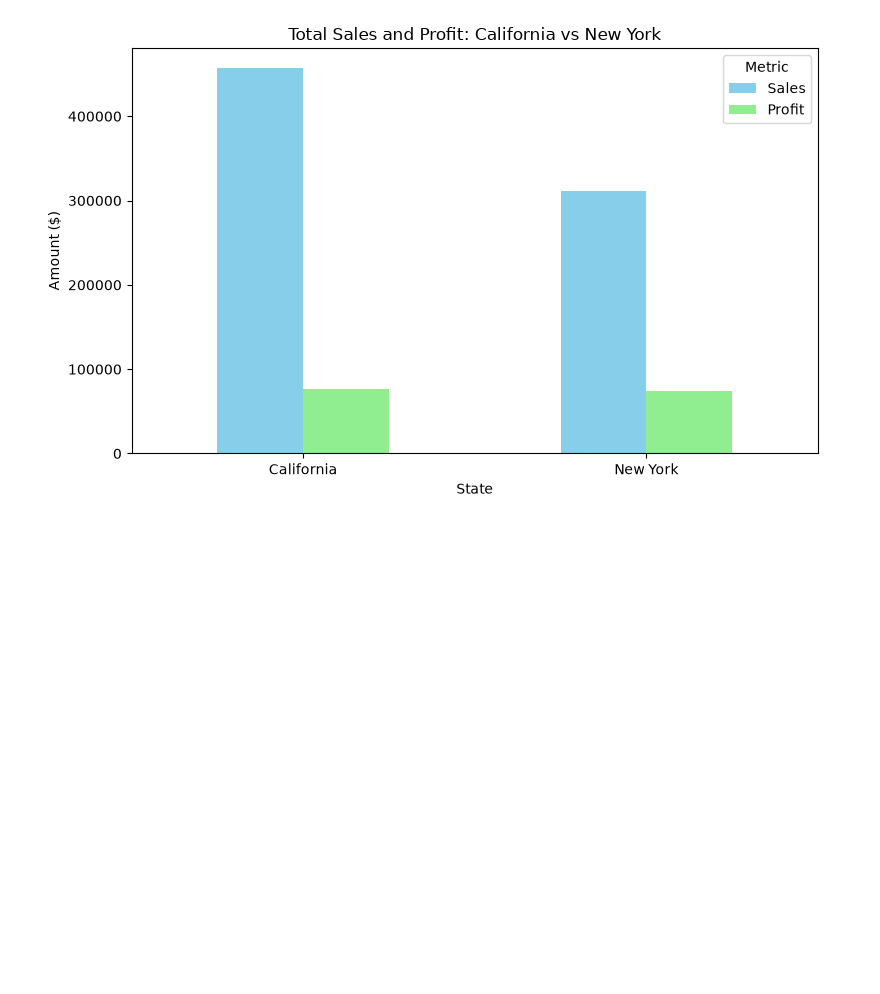
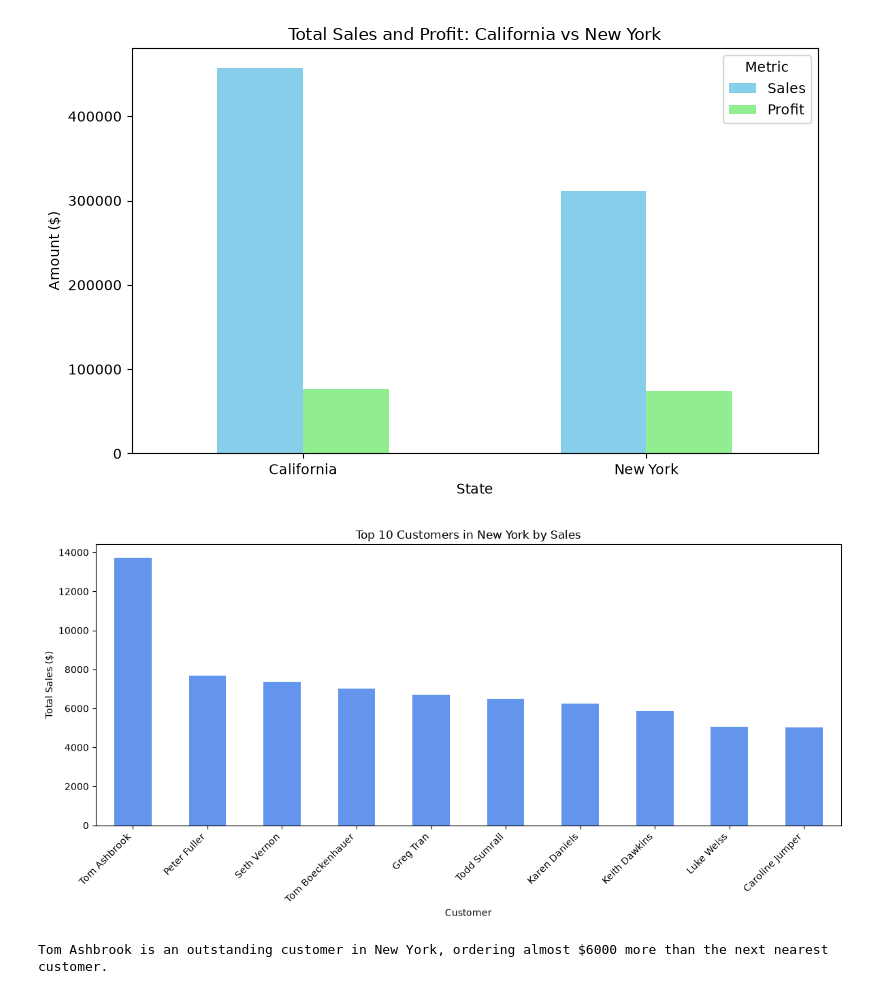
Before and after one commit to esti-sidley342/DI-Bootcamp-Stage1, a Jupyter notebook: Week4/Day1/MiniProject/MiniProject.ipynb, the cells around one changed output. Cells and saved outputs as stored; diff of their text form; code cells hidden in the pictures; blank space fills up the shorter version.

```diff
--- a/Week4/Day1/MiniProject/MiniProject.ipynb
+++ b/Week4/Day1/MiniProject/MiniProject.ipynb
@@ -143,3 +143,39 @@ Profit Difference: $2,342.84
 Sales Difference: $146,811.36
 Profit Difference: $2,342.84
 [figure]
+# %%
+# New York customer data
+
+import pandas as pd
+import matplotlib.pyplot as plt
+
+# Filter for New York customers
+ny_data = df[df["State"] == "New York"]
+
+# Calculate total sales by customer
+ny_customers = (
+    ny_data.groupby("Customer Name")["Sales"]
+    .sum()
+    .sort_values(ascending=False)
+    .head(10)  # Top 10 customers
+)
+
+# Create the bar chart
+plt.figure(figsize=(12, 6))
+ny_customers.plot(
+    kind="bar",
+    color="cornflowerblue"
+)
+
+plt.title("Top 10 Customers in New York by Sales")
+plt.xlabel("Customer")
+plt.ylabel("Total Sales ($)")
+plt.xticks(rotation=45, ha="right")
+
+plt.tight_layout()
+plt.show()
+
+print("Tom Ashbrook is an outstanding customer in New York, ordering almost $6000 more than the next nearest customer.")
+# %% [output]
+[figure, added]
+Tom Ashbrook is an outstanding customer in New York, ordering almost $6000 more than the next nearest customer.
```
Also changed, not shown: parts of 3 cells of this notebook.
